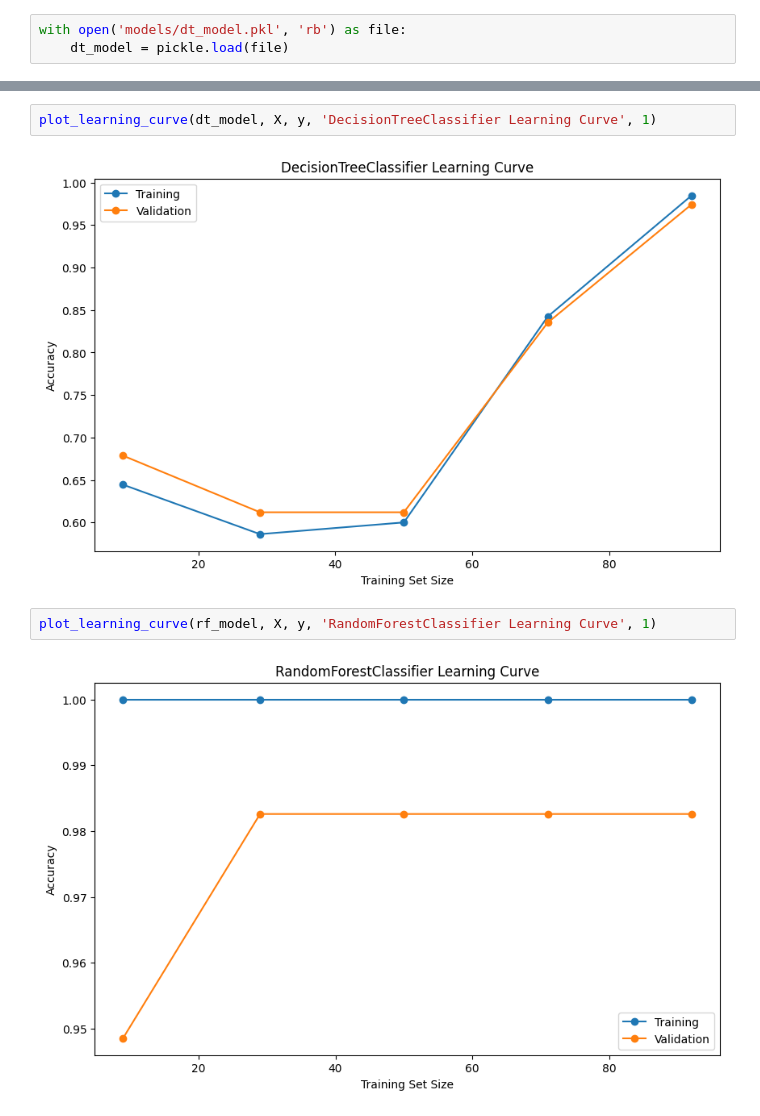
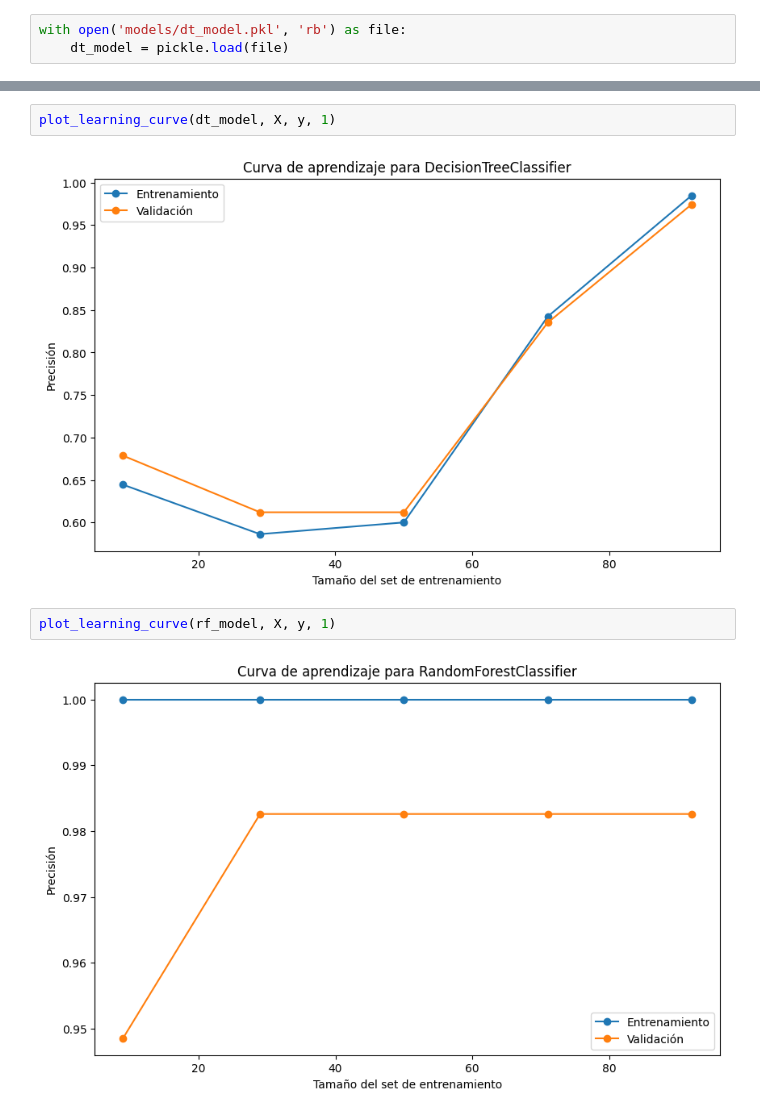
Before and after one commit to rxhdz/LCOS-Predictor, a Jupyter notebook: notebooks/03_model_evaluation.ipynb, the cells around one changed output, grey strips where cells are left out. Cells and saved outputs as stored; diff of their text form.

Commit message:
docs: comment utility functions and translate plots to spanish

```diff
--- a/notebooks/03_model_evaluation.ipynb
+++ b/notebooks/03_model_evaluation.ipynb
@@ -23,9 +23,9 @@ plot_model_comparison(dt_model, rf_model, X, y, 1)
 # %%
-plot_learning_curve(dt_model, X, y, 'DecisionTreeClassifier Learning Curve', 1)
+plot_learning_curve(dt_model, X, y, 1)
 # %% [output]
-[figure, old version]
+[figure, new version]
 # %%
-plot_learning_curve(rf_model, X, y, 'RandomForestClassifier Learning Curve', 1)
+plot_learning_curve(rf_model, X, y, 1)
 # %% [output]
-[figure, old version]
+[figure, new version]
 # %%
```
Also changed, not shown: parts of 11 cells of this notebook, 24 other files.
